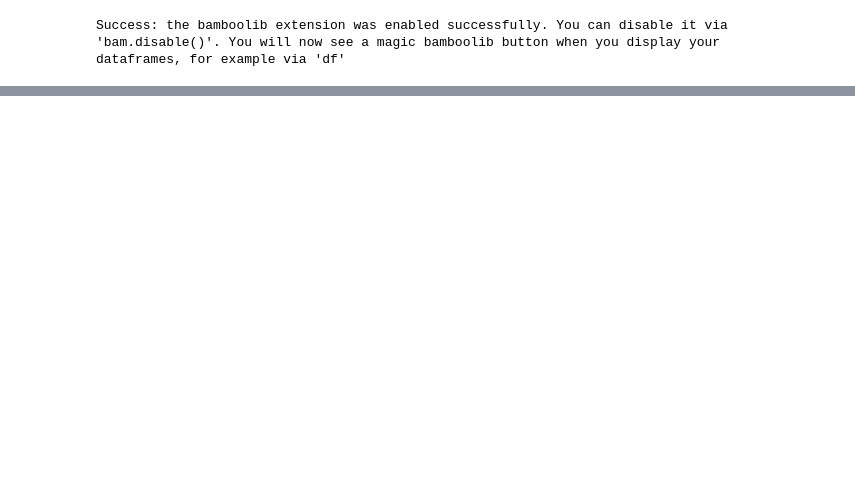
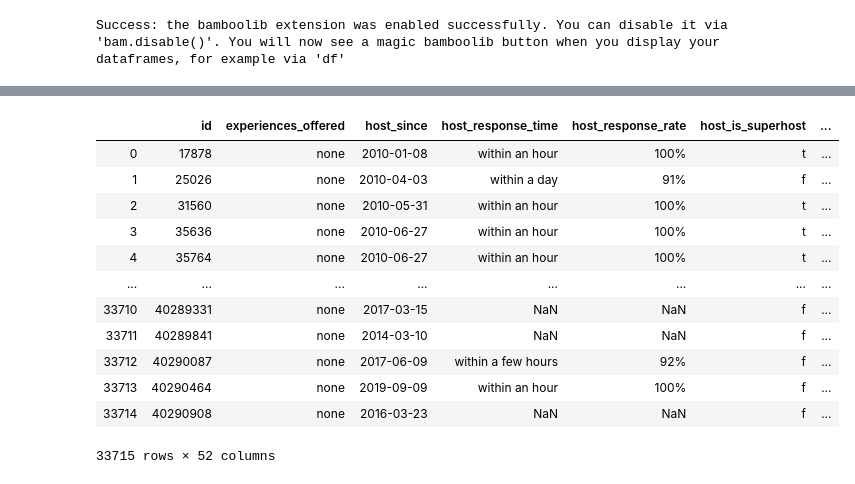
Before and after one commit to dancaires/bamboolib, a Jupyter notebook: data_for_container/airbnb.ipynb, the cells around one changed output, grey strips where cells are left out. Saved outputs shown, nothing was run; the diff lists cells and outputs as text; code cells hidden in the pictures; blank space fills up the shorter version.

```diff
--- a/data_for_container/airbnb.ipynb
+++ b/data_for_container/airbnb.ipynb
@@ -8,5 +9,5 @@ import pandas as pd
 # %%
-df = pd.read_csv("data/listings.csv")
+df = pd.read_csv("data/listings_54_columns.csv")
 # %%
 df
 # %% [output]
@@ -25,0 +27,43 @@ df
+# %%
+df = df.drop(columns=['Unnamed: 0'])
+df = df.loc[~(df['price'] == '')]
+df.index = pd.RangeIndex(len(df))
+df["price"] = df["price"].str.slice(start=1, stop=None)  # Corta o $ da frente.
+df["price"] = df["price"].str.slice(start=None, stop=-3) # Corta os .00 de tras.
+df["price"] = df["price"].str.replace(',', '') # Apaga a virgule.
+df['price'] = df['price'].astype(int, errors='raise')
+# %%
+df['security_deposit'] = df['security_deposit'].replace(np.nan, 0)
+df['cleaning_fee'] = df['cleaning_fee'].replace(np.nan, 0)
+df['extra_people'] = df['extra_people'].replace(np.nan, 0)
+df["security_deposit"] = df["security_deposit"].str.slice(start=1, stop=None)
+df['security_deposit'] = df['security_deposit'].replace(np.nan, 0)
+df["security_deposit"] = df["security_deposit"].str.slice(start=None, stop=-3)
+df['security_deposit'] = df['security_deposit'].replace(np.nan, 0)
+df["security_deposit"] = df["security_deposit"].str.replace(',', '')
+df['security_deposit'] = df['security_deposit'].replace(np.nan, 0)
+df['security_deposit'] = df['security_deposit'].astype(int, errors='raise')
+df["cleaning_fee"] = df["cleaning_fee"].str.slice(start=1, stop=-3)
+df["cleaning_fee"] = df["cleaning_fee"].str.replace(',', '')
+df['cleaning_fee'] = df['cleaning_fee'].replace(np.nan, 0)
+df['cleaning_fee'] = df['cleaning_fee'].astype(int, errors='raise')
+df["extra_people"] = df["extra_people"].str.slice(start=1, stop=-3)
+df["extra_people"] = df["extra_people"].str.replace(',', '')
+df['extra_people'] = df['extra_people'].astype(int, errors='raise')
+df = df.drop(columns=['host_acceptance_rate', 'square_feet'])
+# %%
+df
+# %% [output]
+|  | id | experiences_offered | host_since | host_response_time | host_response_rate | host_is_superhost | ... |
+| 0 | 17878 | none | 2010-01-08 | within an hour | 100% | t | ... |
+| 1 | 25026 | none | 2010-04-03 | within a day | 91% | f | ... |
+| 2 | 31560 | none | 2010-05-31 | within an hour | 100% | t | ... |
+| 3 | 35636 | none | 2010-06-27 | within an hour | 100% | t | ... |
+| 4 | 35764 | none | 2010-06-27 | within an hour | 100% | t | ... |
+| ... | ... | ... | ... | ... | ... | ... | ... |
+| 33710 | 40289331 | none | 2017-03-15 | NaN | NaN | f | ... |
+| 33711 | 40289841 | none | 2014-03-10 | NaN | NaN | f | ... |
+| 33712 | 40290087 | none | 2017-06-09 | within a few hours | 92% | f | ... |
+| 33713 | 40290464 | none | 2019-09-09 | within an hour | 100% | f | ... |
+| 33714 | 40290908 | none | 2016-03-23 | NaN | NaN | f | ... |
+33715 rows × 52 columns
```
Also changed, not shown: parts of 3 cells of this notebook.
